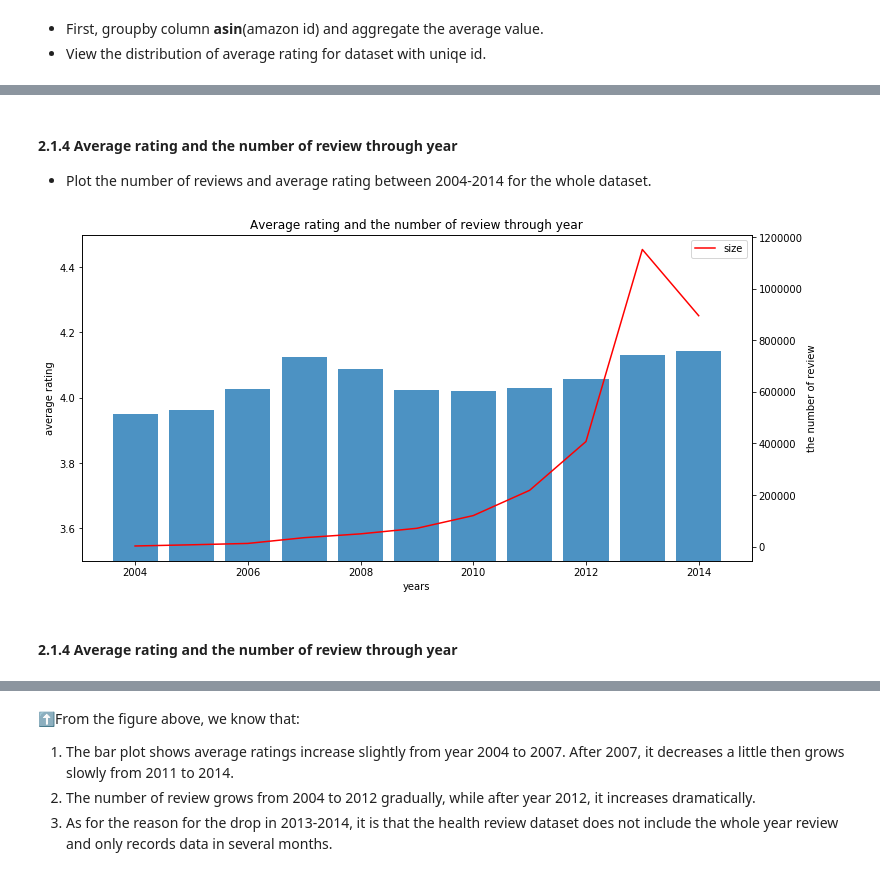
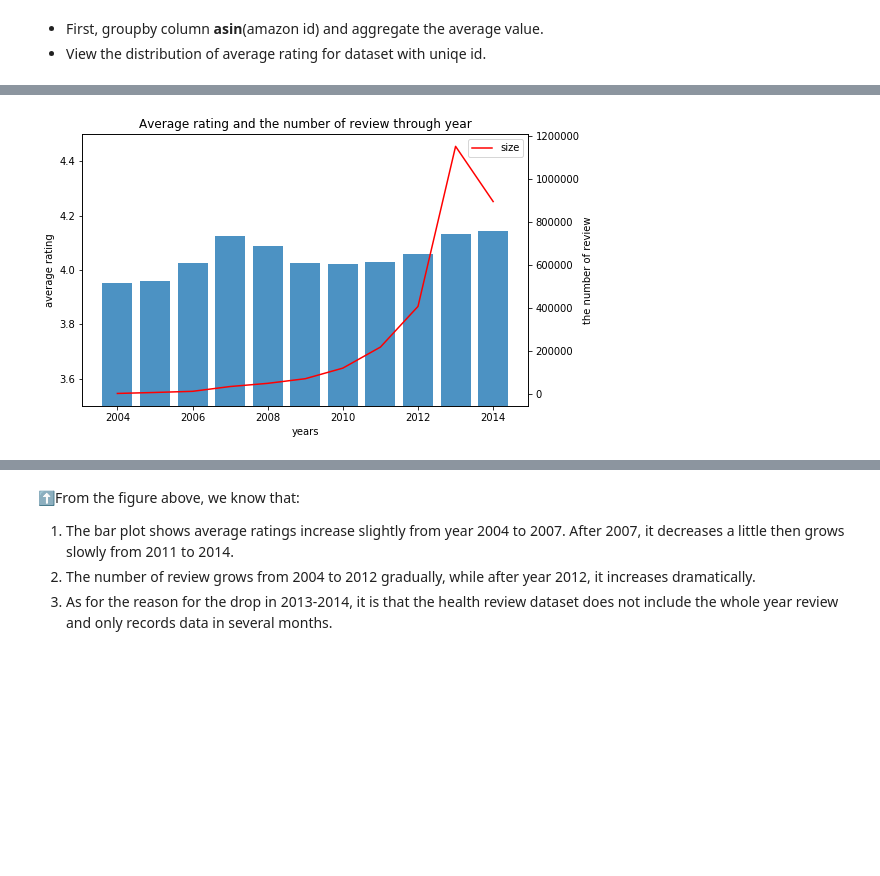
Before and after one commit to epfl-ada-2018/ada007project, a Jupyter notebook: Final_notebook.ipynb, the cells around one changed output, grey strips where cells are left out. Cells and saved outputs as stored; diff of their text form; code cells hidden in the pictures; blank space fills up the shorter version.

```diff
--- a/Final_notebook.ipynb
+++ b/Final_notebook.ipynb
@@ -193,21 +159,16 @@ df_month.head()
-# %% [markdown]
-#### 2.1.4 Average rating and the number of review through year
-
-- Plot the number of reviews and average rating between 2004-2014 for the whole dataset.
 # %%
-_, ax1 = plt.subplots(figsize = (12,6))
+# Plot the number of reviews and average rating between 2004-2014 for the whole dataset.
+_, ax1 = plt.subplots(figsize = (8, 5))
 ax1.bar(df_rating_year.index,df_rating_year.avg, alpha=0.8)
 ax1.set_ylim(3.5,4.5)
 ax1.set_xlabel('years')
 ax1.set_ylabel('average rating')
 
 ax2 = ax1.twinx()  # instantiate a second axes that shares the same x-axis
 ax2.plot(df_rating_year.index,df_rating_year['size'],color ='r')
 ax2.set_ylabel('the number of review')
 ax2.legend()
 plt.title('Average rating and the number of review through year')
 plt.show()
 # %% [output]
-[figure, old version]
+[figure, new version]
-# %% [markdown]
-#### 2.1.4 Average rating and the number of review through year
```
Also changed, not shown: parts of 240 cells of this notebook.
